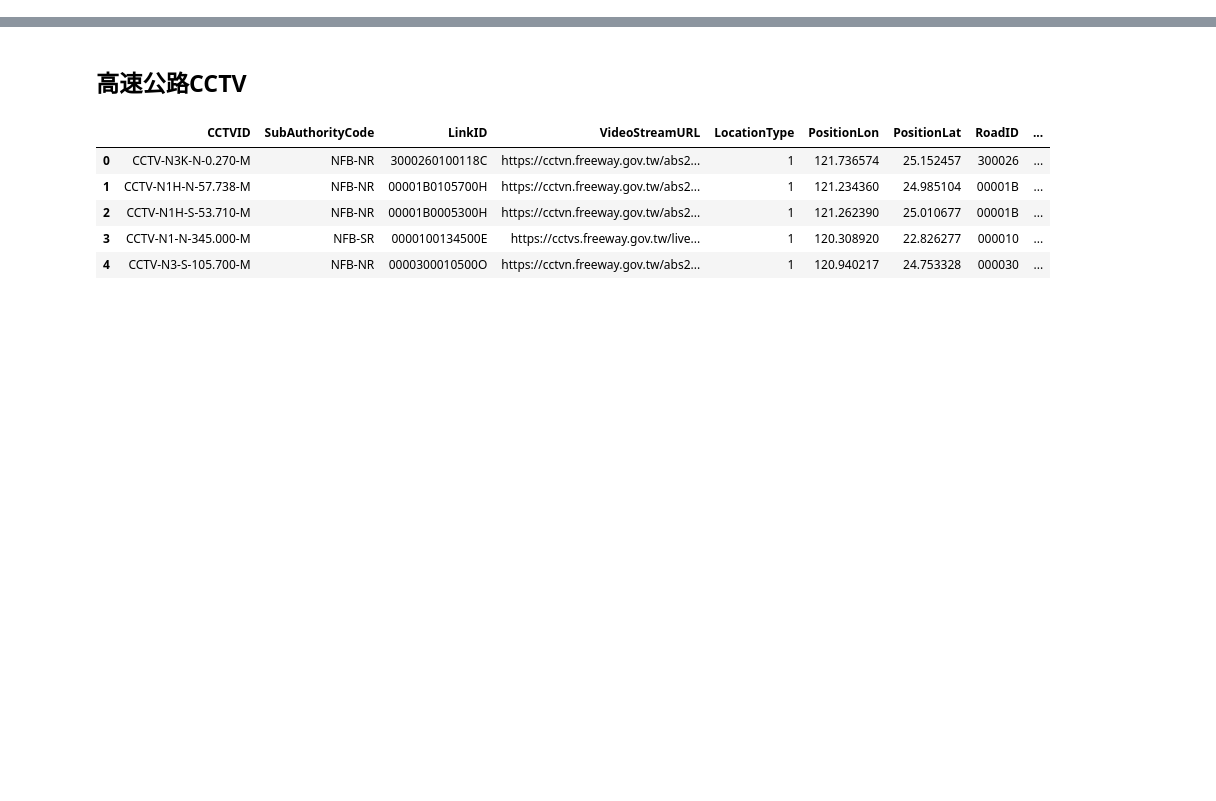
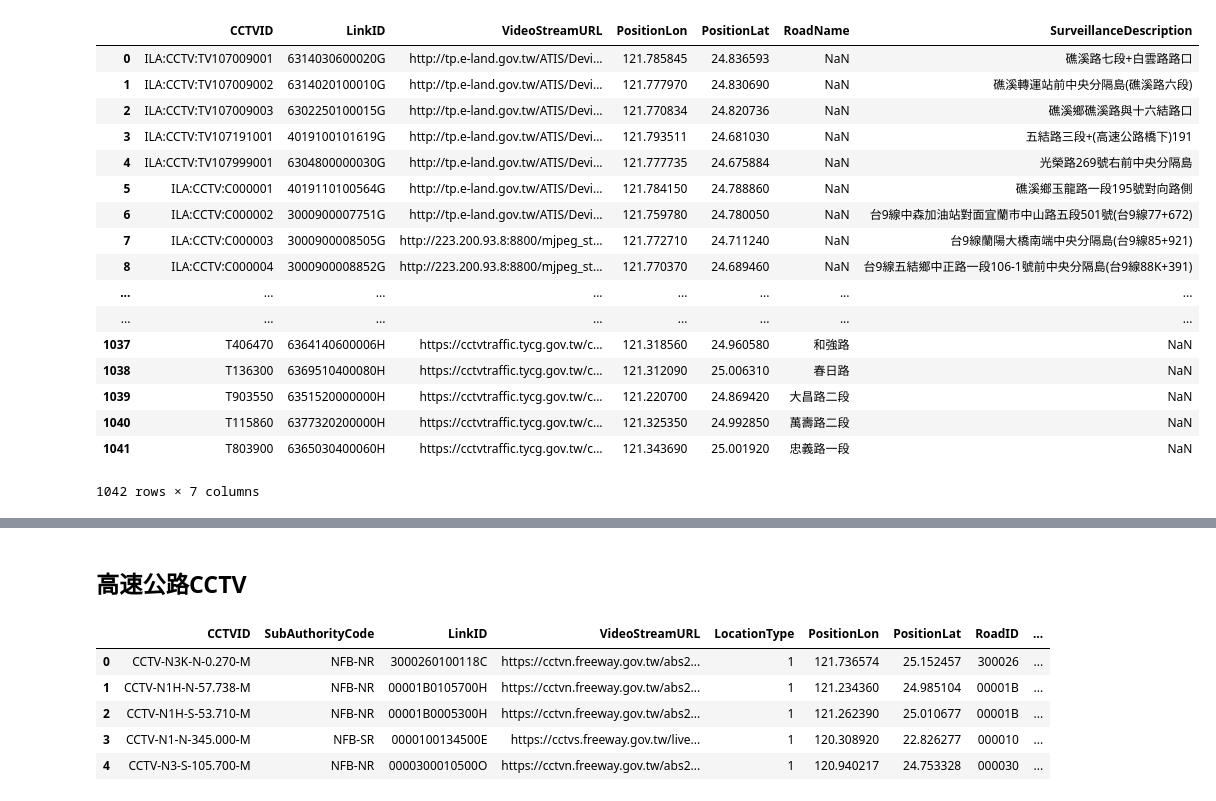
Before and after one commit to gk1221/TDX_app, a Jupyter notebook: CCTV.ipynb, the cells around one changed output, grey strips where cells are left out. Cells and saved outputs as stored; diff of their text form; code cells hidden in the pictures; blank space fills up the shorter version.

```diff
--- a/CCTV.ipynb
+++ b/CCTV.ipynb
@@ -70,6 +70,25 @@ Taoyuan SurveillanceDescription
 Taoyuan SurveillanceDescription
 Taoyuan SurveillanceDescription
 # %%
-pd.set_option('display.max_rows', None)
-pd.set_option('display.max_columns', None)
+pd.set_option('display.max_rows', False)
+pd.set_option('display.max_columns', False)
 df
+# %% [output]
+|  | CCTVID | LinkID | VideoStreamURL | PositionLon | PositionLat | RoadName | SurveillanceDescription |
+| 0 | ILA:CCTV:TV107009001 | 6314030600020G | http://tp.e-land.gov.tw/ATIS/Devi... | 121.785845 | 24.836593 | NaN | 礁溪路七段+白雲路路口 |
+| 1 | ILA:CCTV:TV107009002 | 6314020100010G | http://tp.e-land.gov.tw/ATIS/Devi... | 121.777970 | 24.830690 | NaN | 礁溪轉運站前中央分隔島(礁溪路六段) |
+| 2 | ILA:CCTV:TV107009003 | 6302250100015G | http://tp.e-land.gov.tw/ATIS/Devi... | 121.770834 | 24.820736 | NaN | 礁溪鄉礁溪路與十六結路口 |
+| 3 | ILA:CCTV:TV107191001 | 4019100101619G | http://tp.e-land.gov.tw/ATIS/Devi... | 121.793511 | 24.681030 | NaN | 五結路三段+(高速公路橋下)191 |
+| 4 | ILA:CCTV:TV107999001 | 6304800000030G | http://tp.e-land.gov.tw/ATIS/Devi... | 121.777735 | 24.675884 | NaN | 光榮路269號右前中央分隔島 |
+| 5 | ILA:CCTV:C000001 | 4019110100564G | http://tp.e-land.gov.tw/ATIS/Devi... | 121.784150 | 24.788860 | NaN | 礁溪鄉玉龍路一段195號對向路側 |
+| 6 | ILA:CCTV:C000002 | 3000900007751G | http://tp.e-land.gov.tw/ATIS/Devi... | 121.759780 | 24.780050 | NaN | 台9線中森加油站對面宜蘭市中山路五段501號(台9線77+672) |
+| 7 | ILA:CCTV:C000003 | 3000900008505G | http://223.200.93.8:8800/mjpeg_st... | 121.772710 | 24.711240 | NaN | 台9線蘭陽大橋南端中央分隔島(台9線85+921) |
+| 8 | ILA:CCTV:C000004 | 3000900008852G | http://223.200.93.8:8800/mjpeg_st... | 121.770370 | 24.689460 | NaN | 台9線五結鄉中正路一段106-1號前中央分隔島(台9線88K+391) |
+| ... | ... | ... | ... | ... | ... | ... | ... |
+| ... | ... | ... | ... | ... | ... | ... | ... |
+| 1037 | T406470 | 6364140600006H | https://cctvtraffic.tycg.gov.tw/c... | 121.318560 | 24.960580 | 和強路 | NaN |
+| 1038 | T136300 | 6369510400080H | https://cctvtraffic.tycg.gov.tw/c... | 121.312090 | 25.006310 | 春日路 | NaN |
+| 1039 | T903550 | 6351520000000H | https://cctvtraffic.tycg.gov.tw/c... | 121.220700 | 24.869420 | 大昌路二段 | NaN |
+| 1040 | T115860 | 6377320200000H | https://cctvtraffic.tycg.gov.tw/c... | 121.325350 | 24.992850 | 萬壽路二段 | NaN |
+| 1041 | T803900 | 6365030400060H | https://cctvtraffic.tycg.gov.tw/c... | 121.343690 | 25.001920 | 忠義路一段 | NaN |
+1042 rows × 7 columns
```
Also changed, not shown: parts of 4 cells of this notebook, 12 other files.
